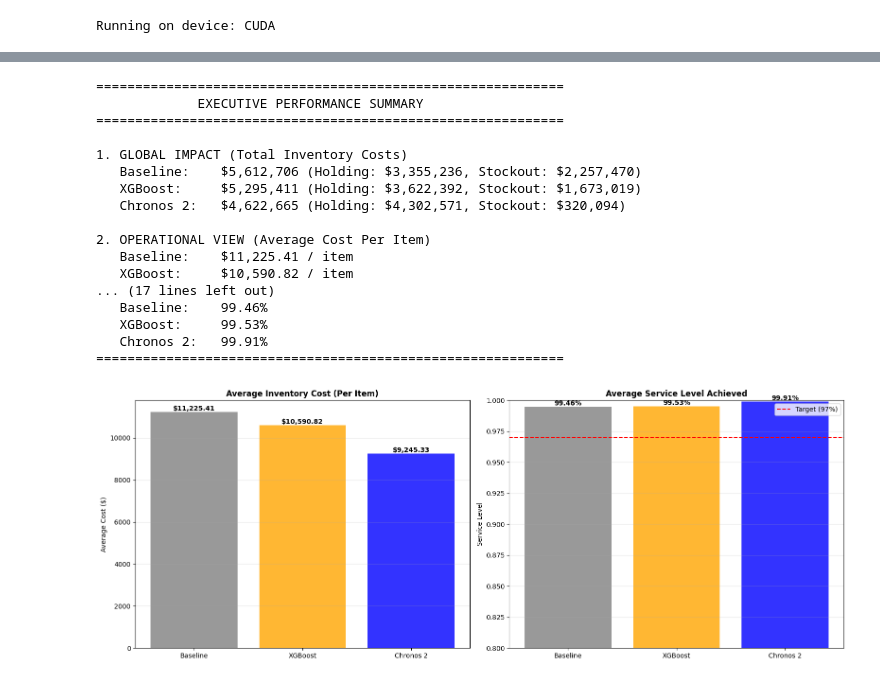
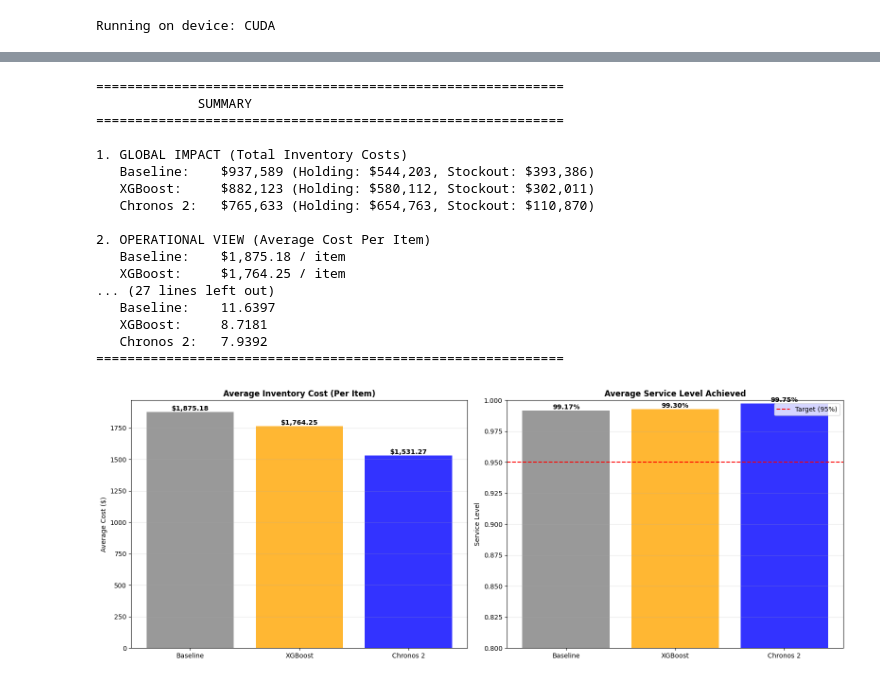
Before and after one commit to dkpgde/misc_analytics_ai, a Jupyter notebook: Chronos.ipynb, the cells around one changed output, grey strips where cells are left out. Saved outputs shown, nothing was run; the diff lists cells and outputs as text; code cells hidden in the pictures.

```diff
--- a/Chronos.ipynb
+++ b/Chronos.ipynb
@@ -52,11 +52,11 @@ BASE_PATH = '..'
 INPUT_FILE = os.path.join(BASE_PATH, 'train.csv')
 # %%
 LEAD_TIME_MEAN = 14
-LEAD_TIME_STD = 3
-SERVICE_LEVEL = 0.97
-HOLDING_COST = 0.05
-STOCKOUT_COST = 45
-ORDERING_COST = 20
+LEAD_TIME_STD = 5
+SERVICE_LEVEL = 0.95
+HOLDING_COST = 0.005
+STOCKOUT_COST = 5
+ORDERING_COST = 7
 
 DEVICE = "cuda" if torch.cuda.is_available() else "cpu"
 print(f"Running on device: {DEVICE.upper()}")
@@ -220,7 +220,7 @@ def run_dynamic_simulation(forecast_series, actual_demand, forecast_error_std_de
     return round(total_holding_cost, 2), round(total_stockout_cost, 2), round(total_cost, 2), service_level
 # %%
 def get_xgboost_forecast(train_df, test_df, verbose=True):
-    """Generate forecast using XGBoost with date features and YoLag."""
+    """Generate forecast using XGBoost"""
 
     def create_features(df):
         df = df.copy()
@@ -264,13 +264,12 @@ def get_xgboost_forecast(train_df, test_df, verbose=True):
     X_tr = X_train.iloc[:split_idx]
     X_val = X_train.iloc[split_idx:]
 
+    # train on 90% to measure Sigma and find optimal trees
     model.fit(X_tr[features], X_tr[target],
               eval_set=[(X_tr[features], X_tr[target]), (X_val[features], X_val[target])],
               verbose=False)
 
-    forecast = model.predict(X_test[features])
-
-    # Calculate residuals on validation set to estimate uncertainty
+    # calculate residuals on validation set to estimate uncertainty
     val_preds = model.predict(X_val[features])
     residuals = X_val[target] - val_preds
     sigma = np.sqrt(np.mean(residuals ** 2))
@@ -278,6 +277,14 @@ def get_xgboost_forecast(train_df, test_df, verbose=True):
     if verbose:
         print(f"XGBoost Trained. Validation RMSE: {sigma:.2f}")
 
+    # retrain on 100% data
+    optimal_trees = model.best_iteration
+    model.set_params(early_stopping_rounds=None, n_estimators=optimal_trees)
+
+    model.fit(X_train[features], X_train[target], verbose=False)
+
+    forecast = model.predict(X_test[features])
+
     return forecast, sigma
 # %%
 def get_trend_adjusted_baseline(train_df, valid_df, verbose=True):
@@ -508,13 +558,21 @@ avg_sl_baseline = results_df['baseline_sl'].mean()
 avg_sl_xgb = results_df['xgb_sl'].mean()
 avg_sl_chronos = results_df['chronos_sl'].mean()
 
+avg_r2_baseline = results_df['baseline_r2'].mean()
+avg_r2_xgb = results_df['xgb_r2'].mean()
+avg_r2_chronos = results_df['chronos_r2'].mean()
+
+avg_rmse_baseline = results_df['baseline_rmse'].mean()
+avg_rmse_xgb = results_df['xgb_rmse'].mean()
+avg_rmse_chronos = results_df['chronos_rmse'].mean()
+
 # savings %
 pct_sav_xgb = (total_baseline - total_xgb) / total_baseline
 pct_sav_chronos = (total_baseline - total_chronos) / total_baseline
 pct_sav_chronos_vs_xgb = (total_xgb - total_chronos) / total_xgb
 
 print("\n" + "="*60)
-print("             EXECUTIVE PERFORMANCE SUMMARY             ")
+print("             SUMMARY             ")
 print("="*60)
 
 print(f"\n1. GLOBAL IMPACT (Total Inventory Costs)")
@@ -547,6 +605,16 @@ print(f"\n4. SERVICE LEVELS (Target: {SERVICE_LEVEL:.0%})")
 print(f"   Baseline:    {avg_sl_baseline:.2%}")
 print(f"   XGBoost:     {avg_sl_xgb:.2%}")
 print(f"   Chronos 2:   {avg_sl_chronos:.2%}")
+
+print(f"\n5. FORECAST ACCURACY (Average R2 Score)")
+print(f"   Baseline:    {avg_r2_baseline:.4f}")
+print(f"   XGBoost:     {avg_r2_xgb:.4f}")
+print(f"   Chronos 2:   {avg_r2_chronos:.4f}")
+
+print(f"\n6. FORECAST ERROR (RMSE)")
+print(f"   Baseline:    {avg_rmse_baseline:.4f}")
+print(f"   XGBoost:     {avg_rmse_xgb:.4f}")
+print(f"   Chronos 2:   {avg_rmse_chronos:.4f}")
 print("="*60 + "\n")
 
 fig, ax = plt.subplots(1, 2, figsize=(16, 6))
@@ -566,42 +634,42 @@ for bar in bars:
     ax[0].text(bar.get_x() + bar.get_width()/2., height,
                f'${height:,.2f}',
                ha='center', va='bottom', fontweight='bold')
 
 # service levels
 sls = [avg_sl_baseline, avg_sl_xgb, avg_sl_chronos]
 bars_sl = ax[1].bar(labels, sls, color=colors, alpha=0.8)
 ax[1].axhline(y=SERVICE_LEVEL, color='red', linestyle='--', label=f'Target ({SERVICE_LEVEL:.0%})')
 ax[1].set_title('Average Service Level Achieved', fontsize=12, fontweight='bold')
 ax[1].set_ylabel('Service Level')
 ax[1].set_ylim(0.8, 1.0)
 ax[1].legend()
 ax[1].grid(axis='y', alpha=0.3)
 
 for bar in bars_sl:
     height = bar.get_height()
     ax[1].text(bar.get_x() + bar.get_width()/2., height,
                f'{height:.2%}',
                ha='center', va='bottom', fontweight='bold')
 
 plt.tight_layout()
 plt.show()
 # %% [output]
 ============================================================
-             EXECUTIVE PERFORMANCE SUMMARY
+             SUMMARY
 ============================================================
 
 1. GLOBAL IMPACT (Total Inventory Costs)
-   Baseline:    $5,612,706 (Holding: $3,355,236, Stockout: $2,257,470)
-   XGBoost:     $5,295,411 (Holding: $3,622,392, Stockout: $1,673,019)
-   Chronos 2:   $4,622,665 (Holding: $4,302,571, Stockout: $320,094)
+   Baseline:    $937,589 (Holding: $544,203, Stockout: $393,386)
+   XGBoost:     $882,123 (Holding: $580,112, Stockout: $302,011)
+   Chronos 2:   $765,633 (Holding: $654,763, Stockout: $110,870)
 
 2. OPERATIONAL VIEW (Average Cost Per Item)
-   Baseline:    $11,225.41 / item
-   XGBoost:     $10,590.82 / item
-... (17 lines left out)
-   Baseline:    99.46%
-   XGBoost:     99.53%
-   Chronos 2:   99.91%
+   Baseline:    $1,875.18 / item
+   XGBoost:     $1,764.25 / item
+... (27 lines left out)
+   Baseline:    11.6397
+   XGBoost:     8.7181
+   Chronos 2:   7.9392
 ============================================================
-[figure, old version]
+[figure, new version]
 # %%
```
Also changed, not shown: parts of 7 cells of this notebook, 2 other files.
